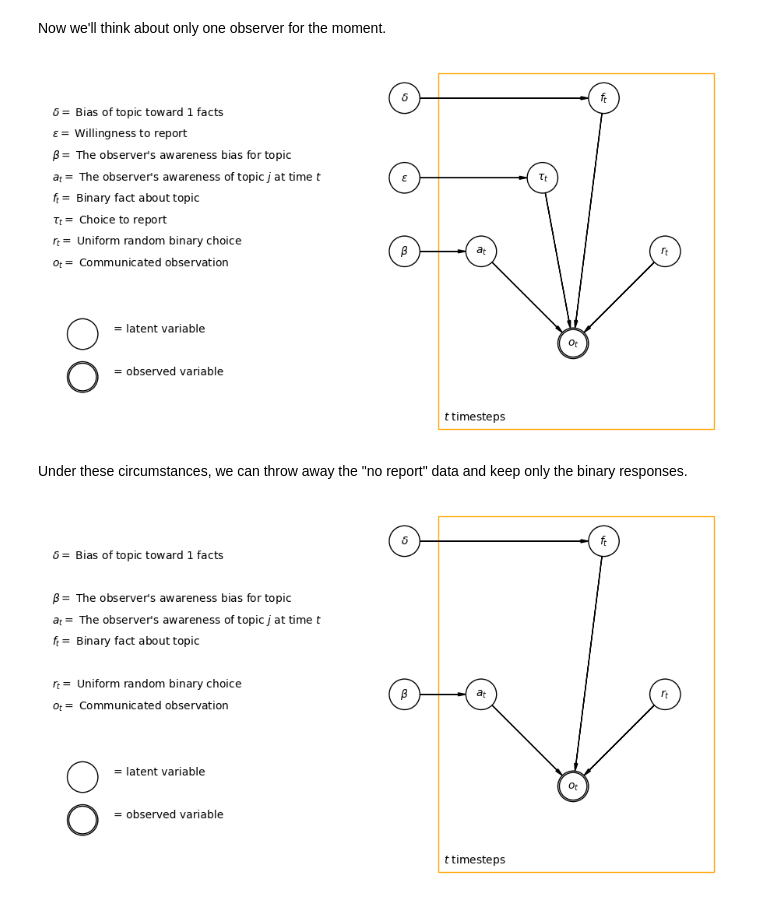
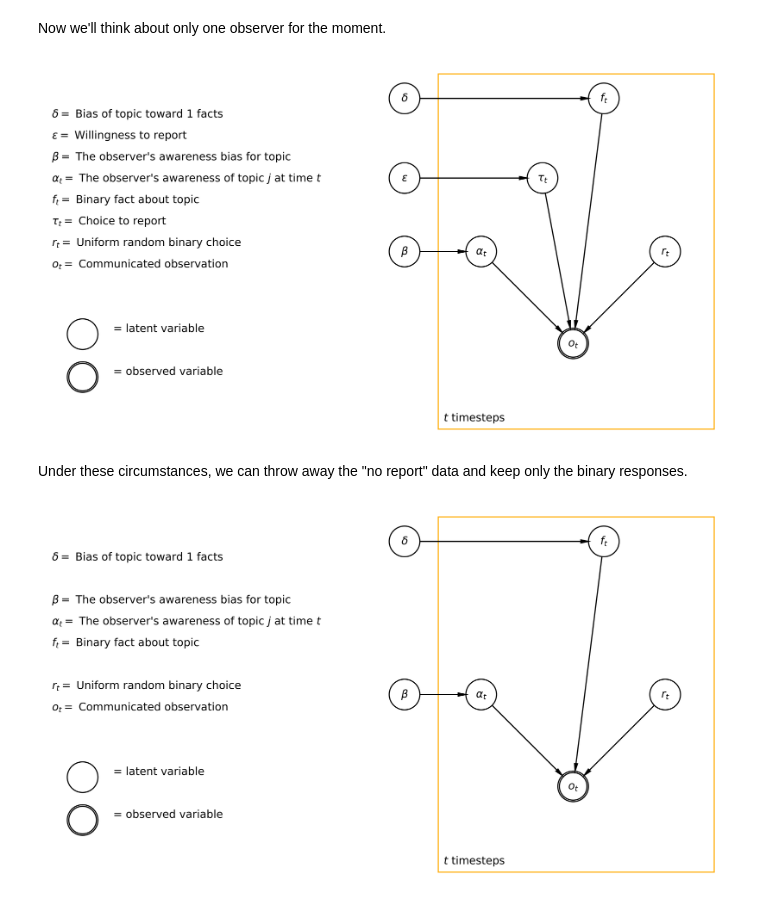
Before and after one commit to linesn/reporter_modeling, a Jupyter notebook: Notebooks/More_Derivations.ipynb, the cells around one changed output. Cells and saved outputs as stored; diff of their text form; code cells hidden in the pictures.

```diff
--- a/Notebooks/More_Derivations.ipynb
+++ b/Notebooks/More_Derivations.ipynb
@@ -118,42 +117,42 @@ pgm.add_node("epsilon", r"$\epsilon$", 0.75, 1.2)
 pgm.add_node("f", r"$f_{t}$", 4, 2.5)
 pgm.add_node("tau", r"$\tau_{t}$", 3, 1.2)
 pgm.add_node("beta", r"$\beta$", .75, 0.0)
-pgm.add_node("a", r"$a_{t}$", 2, 0.0)
+pgm.add_node("a", r"$\alpha_{t}$", 2, 0.0)
 pgm.add_node("r", r"$r_{t}$", 5, 0.0)
 pgm.add_node("o", r"$o_{t}$", 3.5, -1.5, observed=True)
 
 pgm.add_edge("delta", "f")
 pgm.add_edge("epsilon", "tau")
 pgm.add_edge("beta", "a")
 pgm.add_edge("a", "o")
 pgm.add_edge("f", "o")
 pgm.add_edge("tau", "o")
 pgm.add_edge("r", "o")
 
 pgm.add_plate([1.3, -2.9, 4.5, 5.8], rect_params={"ec": "orange"}, label=r"$t$ timesteps")
 
 x0 = -4
 dx = 0.5
 y0 = -1
 dy = 0.35
 
 pgm.add_text(x0 - 2*dx, y0 + 2*dy, r"$o_{t}=$ Communicated observation")
 pgm.add_text(x0 - 2*dx, y0 + 3*dy, r"$r_{t}=$ Uniform random binary choice")
 pgm.add_text(x0 - 2*dx, y0 + 4*dy, r"$\tau_{t}=$ Choice to report")
 pgm.add_text(x0 - 2*dx, y0 + 5*dy, r"$f_{t}=$ Binary fact about topic")
-pgm.add_text(x0 - 2*dx, y0 + 6*dy, r"$a_{t}=$ The observer's awareness of topic $j$ at time $t$")
+pgm.add_text(x0 - 2*dx, y0 + 6*dy, r"$\alpha_{t}=$ The observer's awareness of topic $j$ at time $t$")
 pgm.add_text(x0 - 2*dx, y0 + 7*dy, r"$\beta=$ The observer's awareness bias for topic")
 pgm.add_text(x0 - 2*dx, y0 + 8*dy, r"$\epsilon=$ Willingness to report")
 pgm.add_text(x0 - 2*dx, y0 + 9*dy, r"$\delta=$ Bias of topic toward $1$ facts")
 pgm.add_node("latent", "", x0 - 0.5, y0-dy, 1)
 pgm.add_text(x0, y0-dy, "= latent variable")
 pgm.add_node("observed", "", x0 - 0.5, y0-3*dy, 1, alternate=True)
 pgm.add_text(x0, y0-3*dy, "= observed variable")
 
-pgm.render(dpi=100);
-pgm.savefig("reporting_network.jpg");
+pgm.render(dpi=700);
+pgm.savefig("../Images/reporting_network_ji.jpg");
 # %% [output]
-[figure, old version]
+[figure, new version]
 # %% [markdown]
 Under these circumstances, we can throw away the "no report" data and keep only the binary responses.
 # %%
@@ -162,7 +161,7 @@ pgm = daft.PGM(observed_style="inner")
 pgm.add_node("delta", r"$\delta$", .75, 2.5)
 pgm.add_node("f", r"$f_{t}$", 4, 2.5)
 pgm.add_node("beta", r"$\beta$", .75, 0.0)
-pgm.add_node("a", r"$a_{t}$", 2, 0.0)
+pgm.add_node("a", r"$\alpha_{t}$", 2, 0.0)
 pgm.add_node("r", r"$r_{t}$", 5, 0.0)
 pgm.add_node("o", r"$o_{t}$", 3.5, -1.5, observed=True)
 
@@ -182,7 +181,7 @@ dy = 0.35
 pgm.add_text(x0 - 2*dx, y0 + 2*dy, r"$o_{t}=$ Communicated observation")
 pgm.add_text(x0 - 2*dx, y0 + 3*dy, r"$r_{t}=$ Uniform random binary choice")
 pgm.add_text(x0 - 2*dx, y0 + 5*dy, r"$f_{t}=$ Binary fact about topic")
-pgm.add_text(x0 - 2*dx, y0 + 6*dy, r"$a_{t}=$ The observer's awareness of topic $j$ at time $t$")
+pgm.add_text(x0 - 2*dx, y0 + 6*dy, r"$\alpha_{t}=$ The observer's awareness of topic $j$ at time $t$")
 pgm.add_text(x0 - 2*dx, y0 + 7*dy, r"$\beta=$ The observer's awareness bias for topic")
 pgm.add_text(x0 - 2*dx, y0 + 9*dy, r"$\delta=$ Bias of topic toward $1$ facts")
 pgm.add_node("latent", "", x0 - 0.5, y0-dy, 1)
@@ -190,7 +189,7 @@ pgm.add_text(x0, y0-dy, "= latent variable")
 pgm.add_node("observed", "", x0 - 0.5, y0-3*dy, 1, alternate=True)
 pgm.add_text(x0, y0-3*dy, "= observed variable")
 
-pgm.render(dpi=100);
-pgm.savefig("reporting_network.jpg");
+pgm.render(dpi=700);
+pgm.savefig("../Images/reporting_network_ijtau.jpg");
 # %% [output]
-[figure, old version]
+[figure, new version]
```
Also changed, not shown: parts of 2 cells of this notebook, 8 other files.
